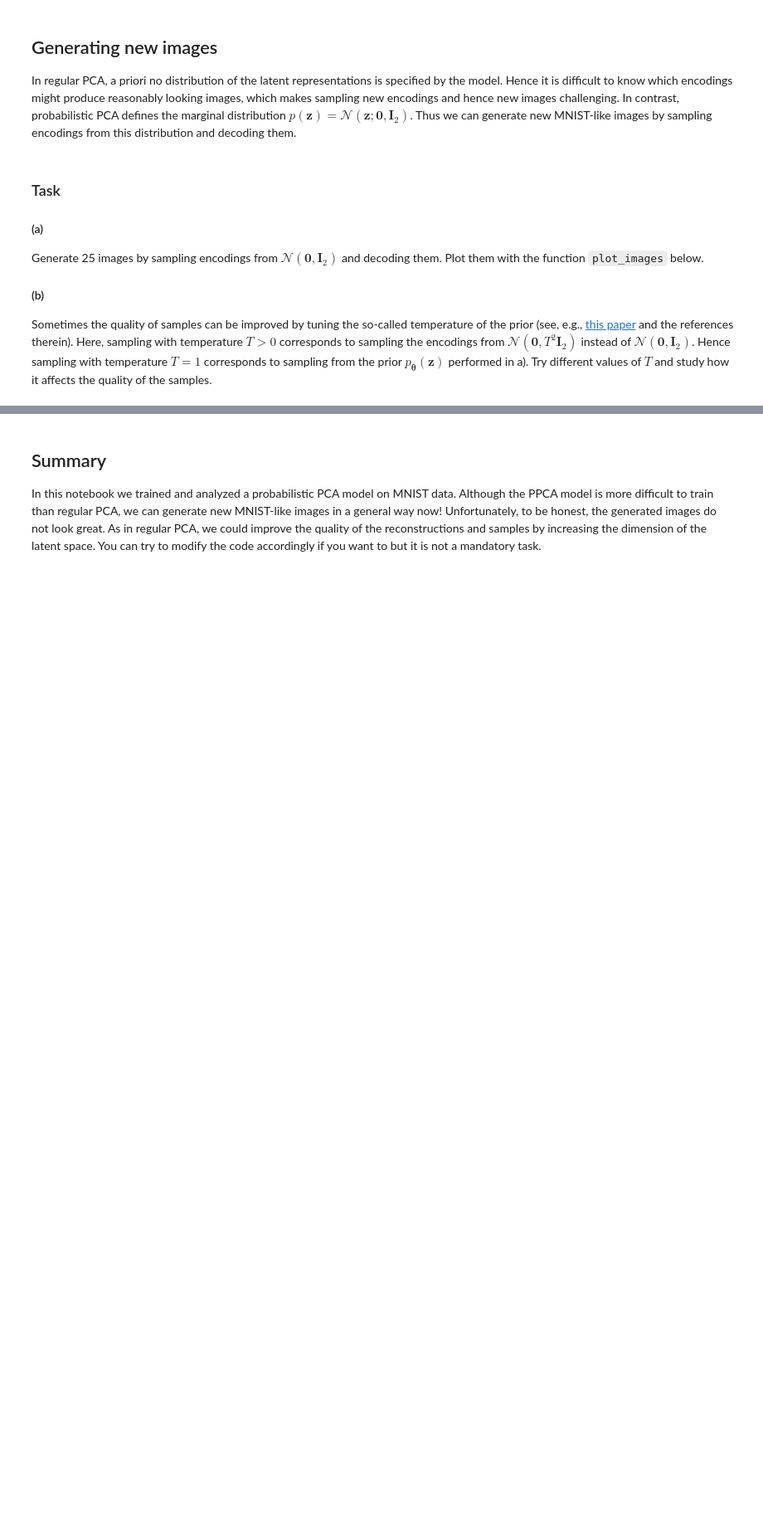
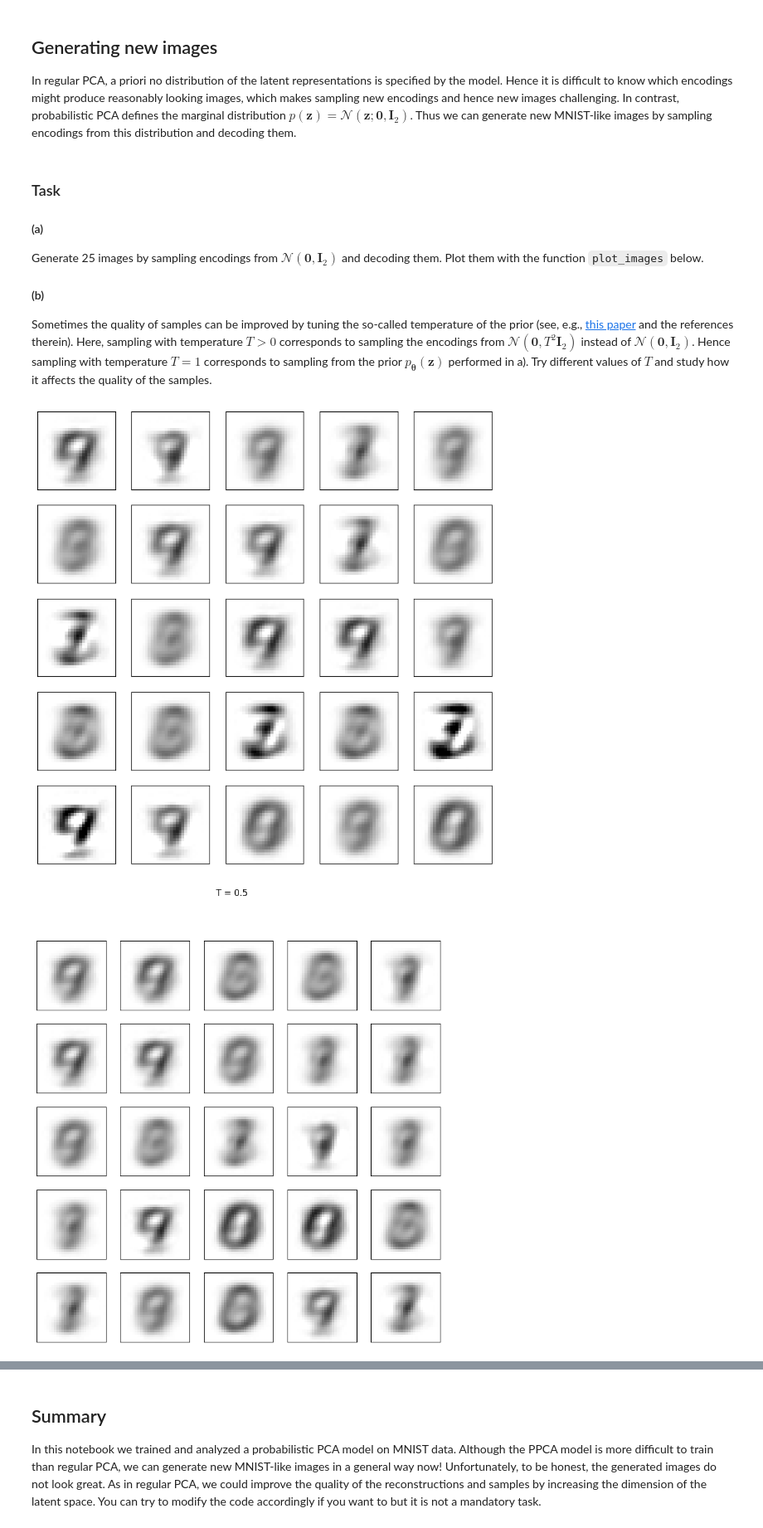
Before and after one commit to Niklas-Hy/Prob, a Jupyter notebook: lab/PPCA.ipynb, the cells around one changed output, grey strips where cells are left out. Shown at 83% size. Saved outputs shown, nothing was run; the diff lists cells and outputs as text; code cells hidden in the pictures; blank space fills up the shorter version.

```diff
--- a/lab/PPCA.ipynb
+++ b/lab/PPCA.ipynb
@@ -430,3 +444,15 @@ def plot_images(images, nrows=5, ncols=5):
                   vmin=0.0, vmax=1.0, cmap='gray_r')
 
     return fig
+# %%
+plot_images(torch.randn((25, 2), device=device).mm(W.t()) + mu)
+plt.show()
+
+for T in [0.5, 1, 2, 3]:
+    Z = T * torch.randn((25, 2), device=device)
+    plot_images(Z.mm(W.t()) + mu)
+    plt.suptitle(f"T = {T}")
+    plt.show()
+# %% [output]
+[figure, added]
+[figure, added]
```
Also changed, not shown: parts of 6 cells of this notebook.
